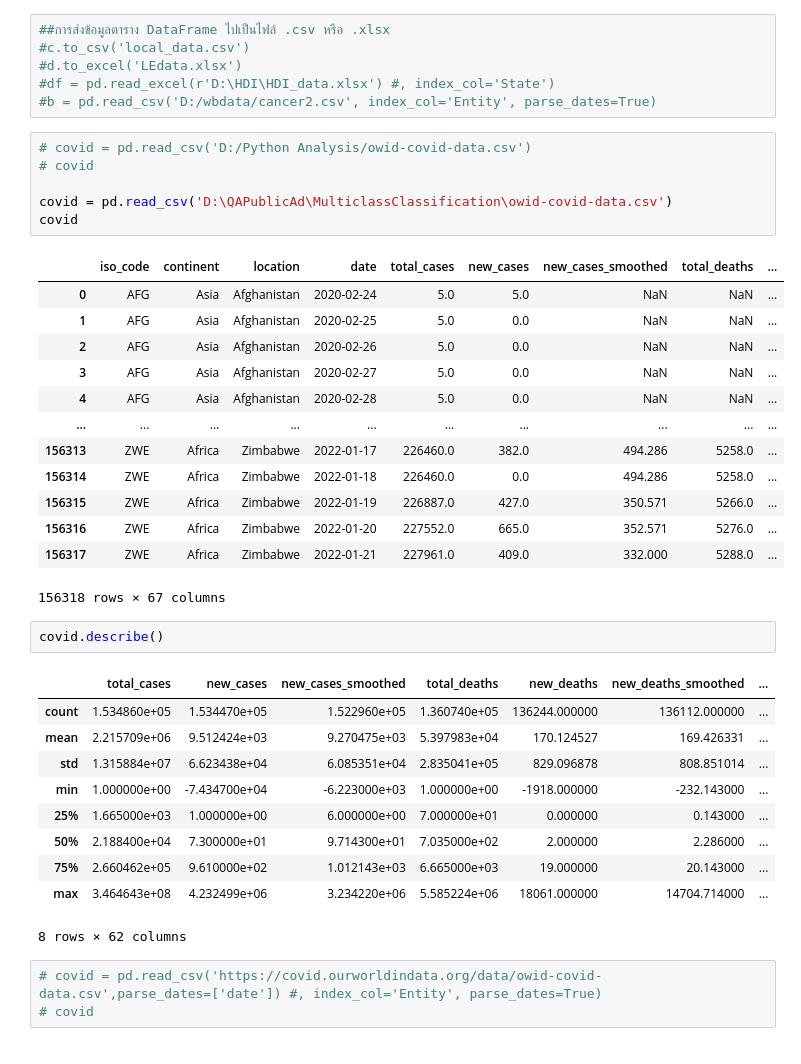
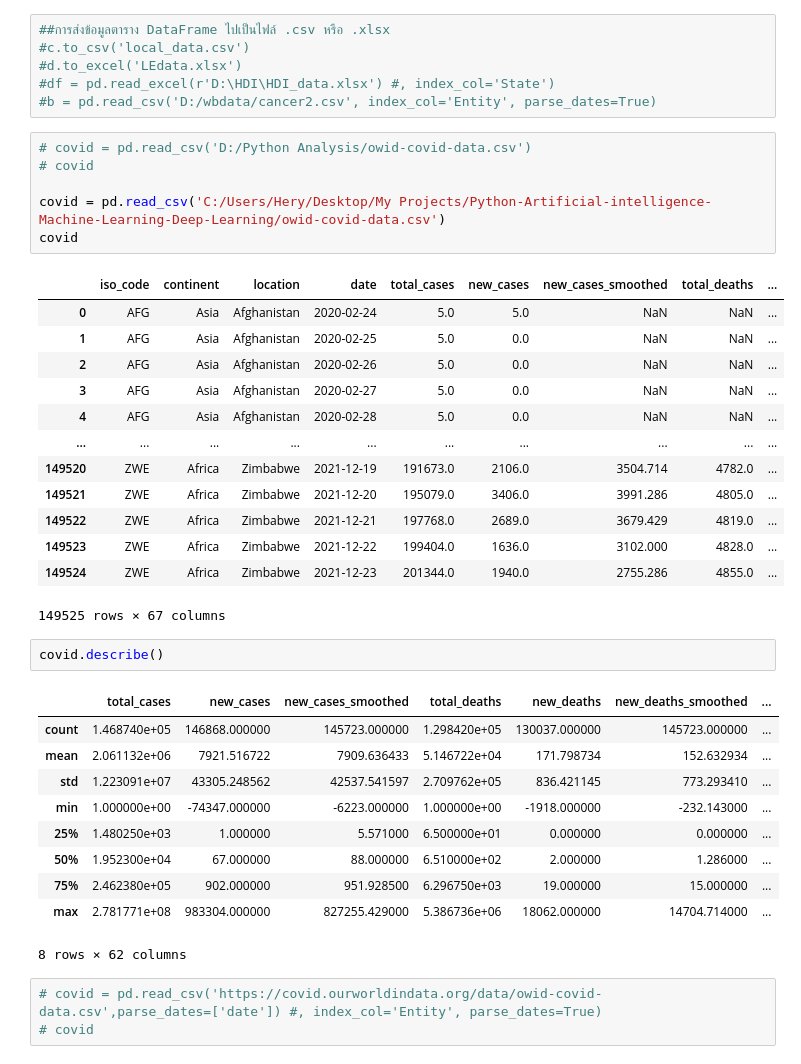
Before and after one commit to Thitphavanh/Python-Artificial-intelligence-Machine-Learning-Deep-Learning, a Jupyter notebook: DataRegression/SimpleLinearRegression.ipynb, the cells around one changed output. Drawn from its saved outputs; the diff is of its cells as text.

```diff
--- a/DataRegression/SimpleLinearRegression.ipynb
+++ b/DataRegression/SimpleLinearRegression.ipynb
@@ -37,35 +37,35 @@ numpy   version: 1.22.1
 # %%
 # covid = pd.read_csv('D:/Python Analysis/owid-covid-data.csv')
 # covid
 
-covid = pd.read_csv('D:\QAPublicAd\MulticlassClassification\owid-covid-data.csv')
+covid = pd.read_csv('C:/Users/Hery/Desktop/My Projects/Python-Artificial-intelligence-Machine-Learning-Deep-Learning/owid-covid-data.csv')
 covid
 # %% [output]
 |  | iso_code | continent | location | date | total_cases | new_cases | new_cases_smoothed | total_deaths | ... |
 | 0 | AFG | Asia | Afghanistan | 2020-02-24 | 5.0 | 5.0 | NaN | NaN | ... |
 | 1 | AFG | Asia | Afghanistan | 2020-02-25 | 5.0 | 0.0 | NaN | NaN | ... |
 | 2 | AFG | Asia | Afghanistan | 2020-02-26 | 5.0 | 0.0 | NaN | NaN | ... |
 | 3 | AFG | Asia | Afghanistan | 2020-02-27 | 5.0 | 0.0 | NaN | NaN | ... |
 | 4 | AFG | Asia | Afghanistan | 2020-02-28 | 5.0 | 0.0 | NaN | NaN | ... |
 | ... | ... | ... | ... | ... | ... | ... | ... | ... | ... |
-| 156313 | ZWE | Africa | Zimbabwe | 2022-01-17 | 226460.0 | 382.0 | 494.286 | 5258.0 | ... |
-| 156314 | ZWE | Africa | Zimbabwe | 2022-01-18 | 226460.0 | 0.0 | 494.286 | 5258.0 | ... |
-| 156315 | ZWE | Africa | Zimbabwe | 2022-01-19 | 226887.0 | 427.0 | 350.571 | 5266.0 | ... |
-| 156316 | ZWE | Africa | Zimbabwe | 2022-01-20 | 227552.0 | 665.0 | 352.571 | 5276.0 | ... |
-| 156317 | ZWE | Africa | Zimbabwe | 2022-01-21 | 227961.0 | 409.0 | 332.000 | 5288.0 | ... |
+| 149520 | ZWE | Africa | Zimbabwe | 2021-12-19 | 191673.0 | 2106.0 | 3504.714 | 4782.0 | ... |
+| 149521 | ZWE | Africa | Zimbabwe | 2021-12-20 | 195079.0 | 3406.0 | 3991.286 | 4805.0 | ... |
+| 149522 | ZWE | Africa | Zimbabwe | 2021-12-21 | 197768.0 | 2689.0 | 3679.429 | 4819.0 | ... |
+| 149523 | ZWE | Africa | Zimbabwe | 2021-12-22 | 199404.0 | 1636.0 | 3102.000 | 4828.0 | ... |
+| 149524 | ZWE | Africa | Zimbabwe | 2021-12-23 | 201344.0 | 1940.0 | 2755.286 | 4855.0 | ... |
-156318 rows × 67 columns
+149525 rows × 67 columns
 # %%
 covid.describe()
 # %% [output]
 |  | total_cases | new_cases | new_cases_smoothed | total_deaths | new_deaths | new_deaths_smoothed | ... |
-| count | 1.534860e+05 | 1.534470e+05 | 1.522960e+05 | 1.360740e+05 | 136244.000000 | 136112.000000 | ... |
-| mean | 2.215709e+06 | 9.512424e+03 | 9.270475e+03 | 5.397983e+04 | 170.124527 | 169.426331 | ... |
-| std | 1.315884e+07 | 6.623438e+04 | 6.085351e+04 | 2.835041e+05 | 829.096878 | 808.851014 | ... |
-| min | 1.000000e+00 | -7.434700e+04 | -6.223000e+03 | 1.000000e+00 | -1918.000000 | -232.143000 | ... |
-| 25% | 1.665000e+03 | 1.000000e+00 | 6.000000e+00 | 7.000000e+01 | 0.000000 | 0.143000 | ... |
-| 50% | 2.188400e+04 | 7.300000e+01 | 9.714300e+01 | 7.035000e+02 | 2.000000 | 2.286000 | ... |
-| 75% | 2.660462e+05 | 9.610000e+02 | 1.012143e+03 | 6.665000e+03 | 19.000000 | 20.143000 | ... |
-| max | 3.464643e+08 | 4.232499e+06 | 3.234220e+06 | 5.585224e+06 | 18061.000000 | 14704.714000 | ... |
+| count | 1.468740e+05 | 146868.000000 | 145723.000000 | 1.298420e+05 | 130037.000000 | 145723.000000 | ... |
+| mean | 2.061132e+06 | 7921.516722 | 7909.636433 | 5.146722e+04 | 171.798734 | 152.632934 | ... |
+| std | 1.223091e+07 | 43305.248562 | 42537.541597 | 2.709762e+05 | 836.421145 | 773.293410 | ... |
+| min | 1.000000e+00 | -74347.000000 | -6223.000000 | 1.000000e+00 | -1918.000000 | -232.143000 | ... |
+| 25% | 1.480250e+03 | 1.000000 | 5.571000 | 6.500000e+01 | 0.000000 | 0.000000 | ... |
+| 50% | 1.952300e+04 | 67.000000 | 88.000000 | 6.510000e+02 | 2.000000 | 1.286000 | ... |
+| 75% | 2.462380e+05 | 902.000000 | 951.928500 | 6.296750e+03 | 19.000000 | 15.000000 | ... |
+| max | 2.781771e+08 | 983304.000000 | 827255.429000 | 5.386736e+06 | 18062.000000 | 14704.714000 | ... |
 8 rows × 62 columns
 # %%
 # covid = pd.read_csv('https://covid.ourworldindata.org/data/owid-covid-data.csv',parse_dates=['date']) #, index_col='Entity', parse_dates=True)
```
Also changed, not shown: parts of 11 cells of this notebook, 1 other file.
